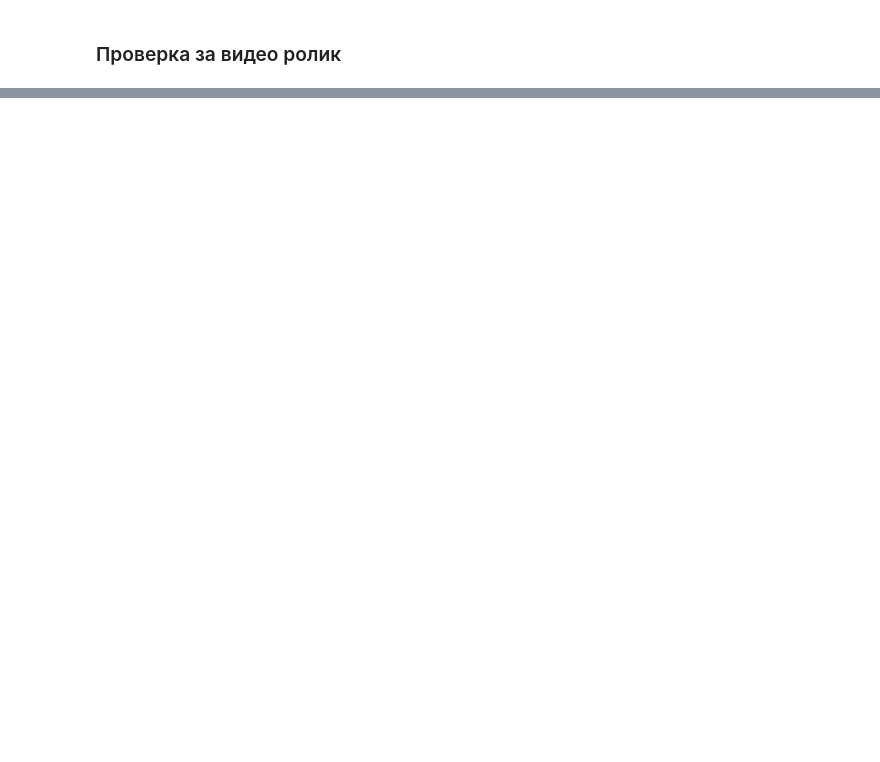
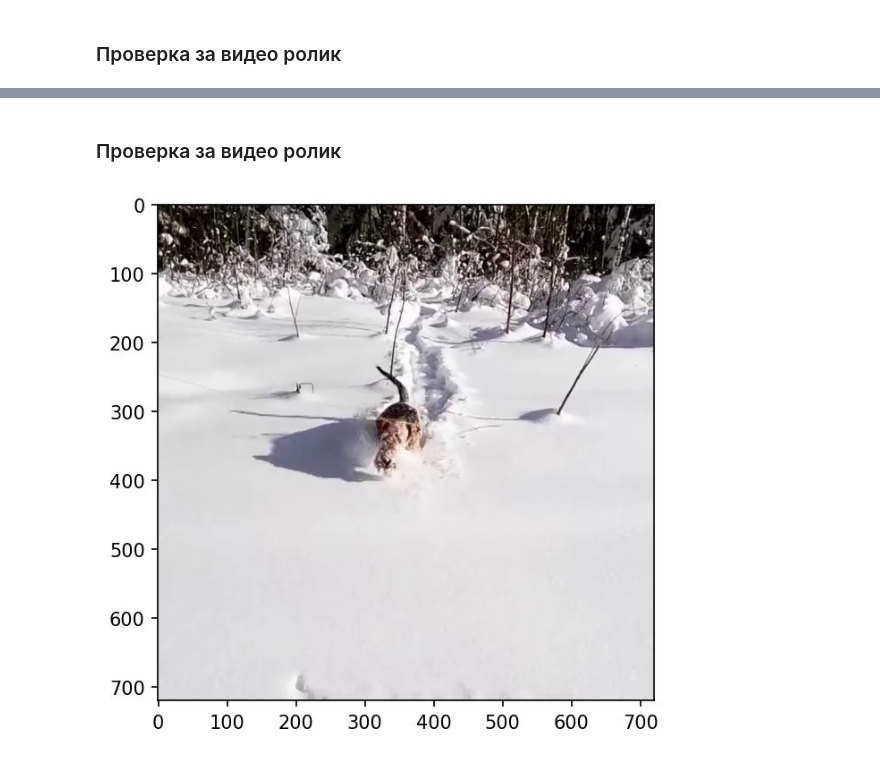
Before and after one commit to Serge3leo/temp-cola, a Jupyter notebook: ruSO/1615614-Загрузка-данных-записки/Загрузка-данных-записки.ipynb, the cells around one changed output, grey strips where cells are left out. Drawn from its saved outputs; the diff is of its cells as text; code cells hidden in the pictures; blank space fills up the shorter version.

```diff
--- a/ruSO/1615614-Загрузка-данных-записки/Загрузка-данных-записки.ipynb
+++ b/ruSO/1615614-Загрузка-данных-записки/Загрузка-данных-записки.ipynb
@@ -334,0 +528,18 @@ tmp/yd/Снимок экрана 2016-03-01 в 20.03.48.png - совпадает
+# %% [markdown]
+### Проверка за видео ролик
+# %%
+start_time = 2.
+ycap = cv2.VideoCapture(yd_ipnb_dir + 'фрагментик.mp4')
+frame_count = ycap.get(cv2.CAP_PROP_FRAME_COUNT)
+fps = ycap.get(cv2.CAP_PROP_FPS)
+start_frame_number = int(start_time*fps)
+assert start_frame_number < frame_count
+ycap.set(cv2.CAP_PROP_POS_FRAMES, start_frame_number)
+ret, frame = ycap.read()
+assert ret
+yimv = cv2.cvtColor(frame, cv2.COLOR_BGR2RGB)
+fig, ax = plt.subplots()
+ax.imshow(yimv)
+plt.show()
+# %% [output]
+[figure, added]
```
Also changed, not shown: parts of 28 cells of this notebook.
